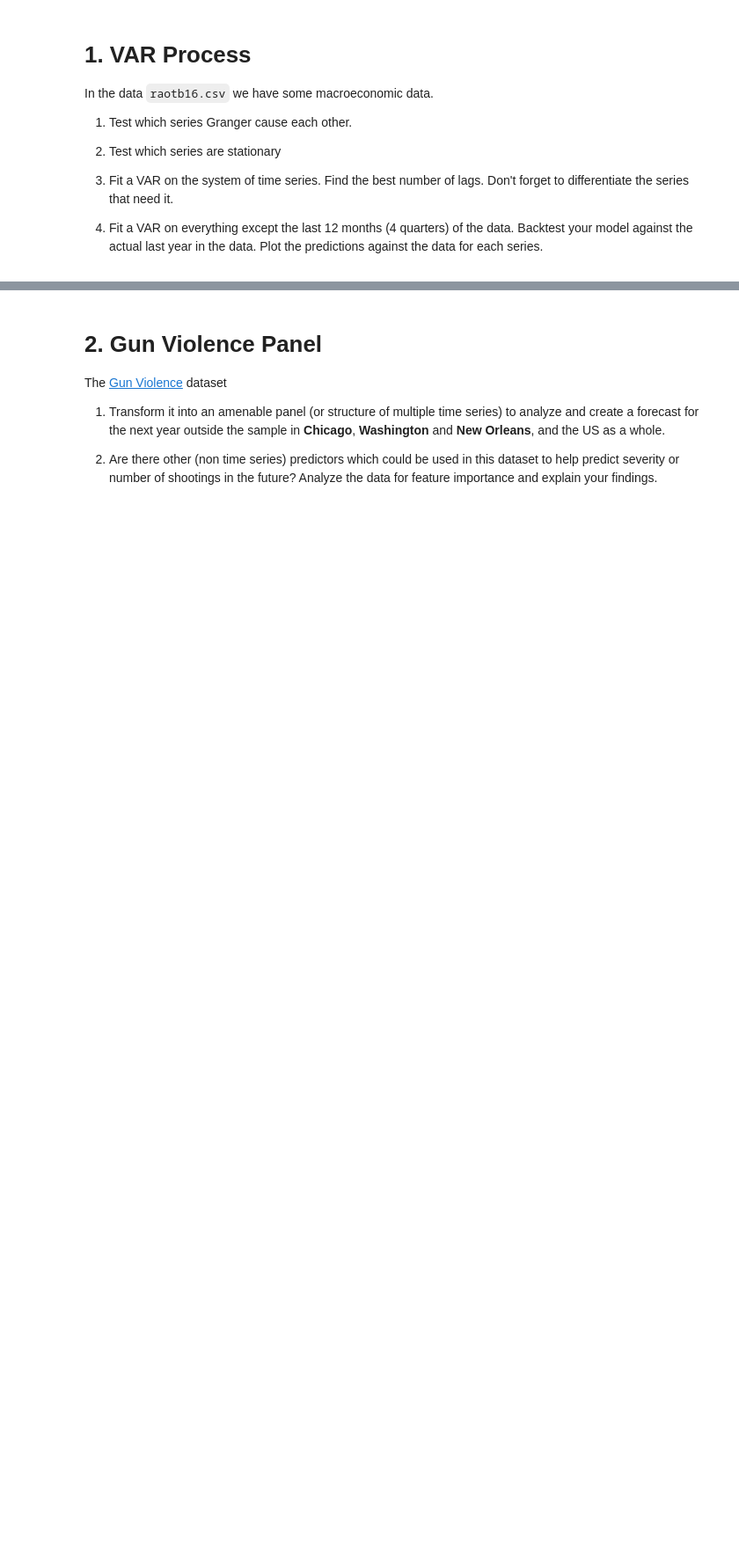
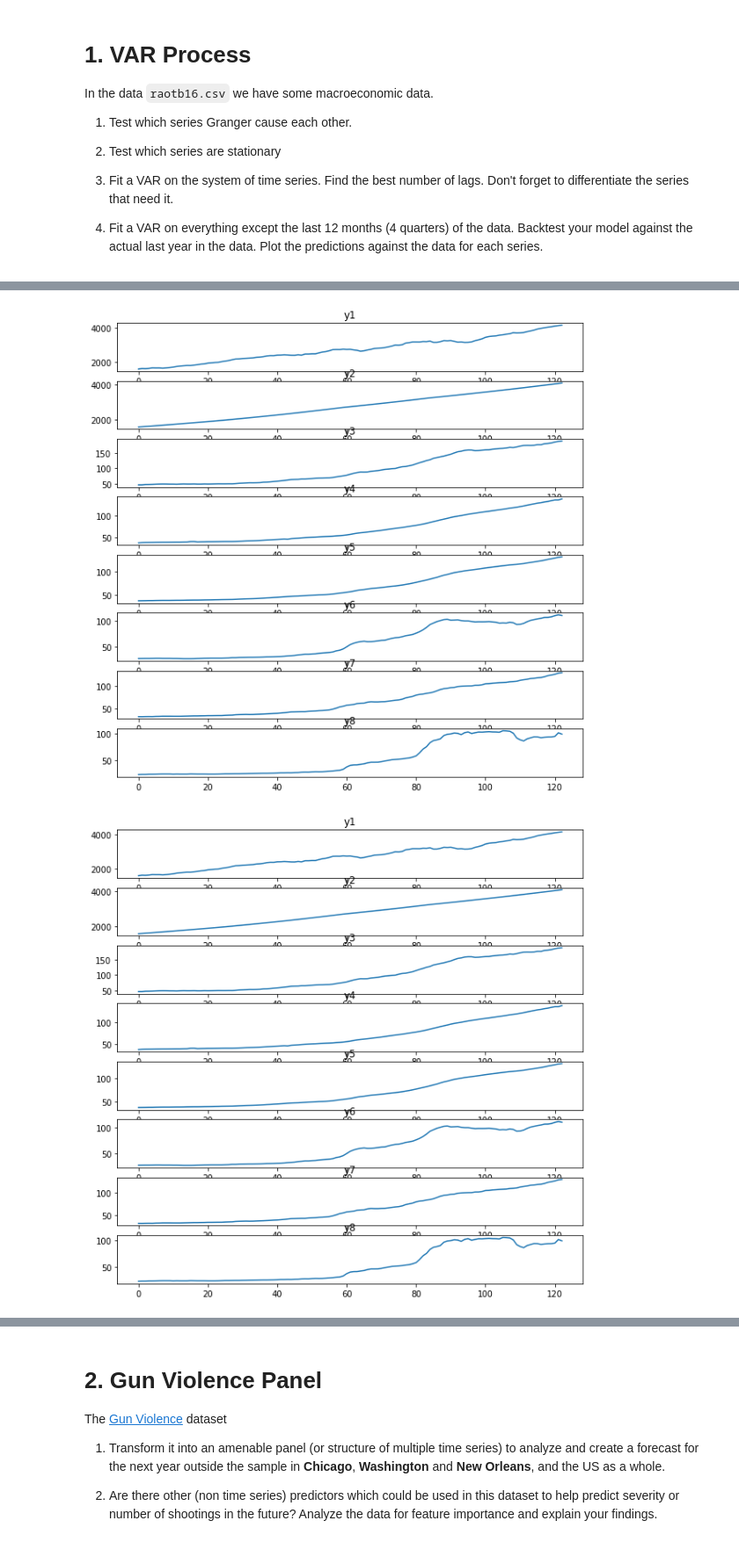
Before and after one commit to Ethelbert-Tang/5-6-var-panel, a Jupyter notebook: workshop.ipynb, the cells around one changed output, grey strips where cells are left out. Shown: that part at 88% size. Saved outputs shown, nothing was run; the diff lists cells and outputs as text; code cells hidden in the pictures; blank space fills up the shorter version.

```diff
--- a/workshop.ipynb
+++ b/workshop.ipynb
@@ -10,3 +20,8 @@ In the data `raotb16.csv` we have some macroeconomic data.
 3. Fit a VAR on the system of time series. Find the best number of lags. Don't forget to differentiate the series that need it.
 
 4. Fit a VAR on everything except the last 12 months (4 quarters) of the data. Backtest your model against the actual last year in the data. Plot the predictions against the data for each series.
+# %%
+dateparse = lambda dates: dt.datetime.strptime(dates, '%Y-%m-%d')
+df = pd.read_csv('data/raotb16.csv', index_col='date',
+                parse_dates = ['date'], date_parser = dateparse)
+df
@@ -12,0 +43,4 @@ In the data `raotb16.csv` we have some macroeconomic data.
+# %%
+model = VAR(np.asarray(df))
+results = model.fit()
+results.summary()
@@ -12,0 +65,5 @@ In the data `raotb16.csv` we have some macroeconomic data.
+# %%
+results.plot()
+# %% [output]
+[figure, added]
+[figure, added]
```
Also changed, not shown: parts of 36 cells of this notebook.
